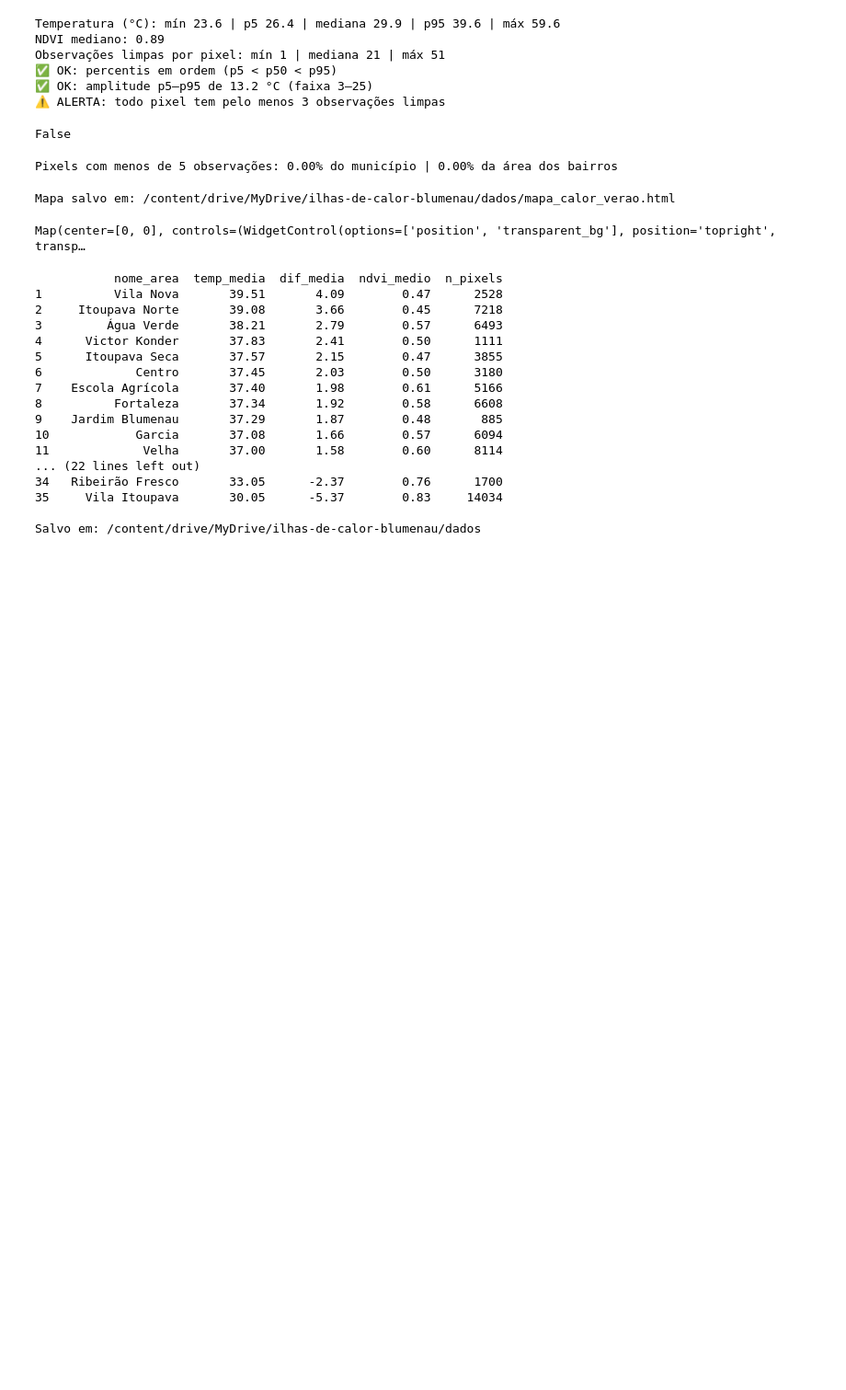
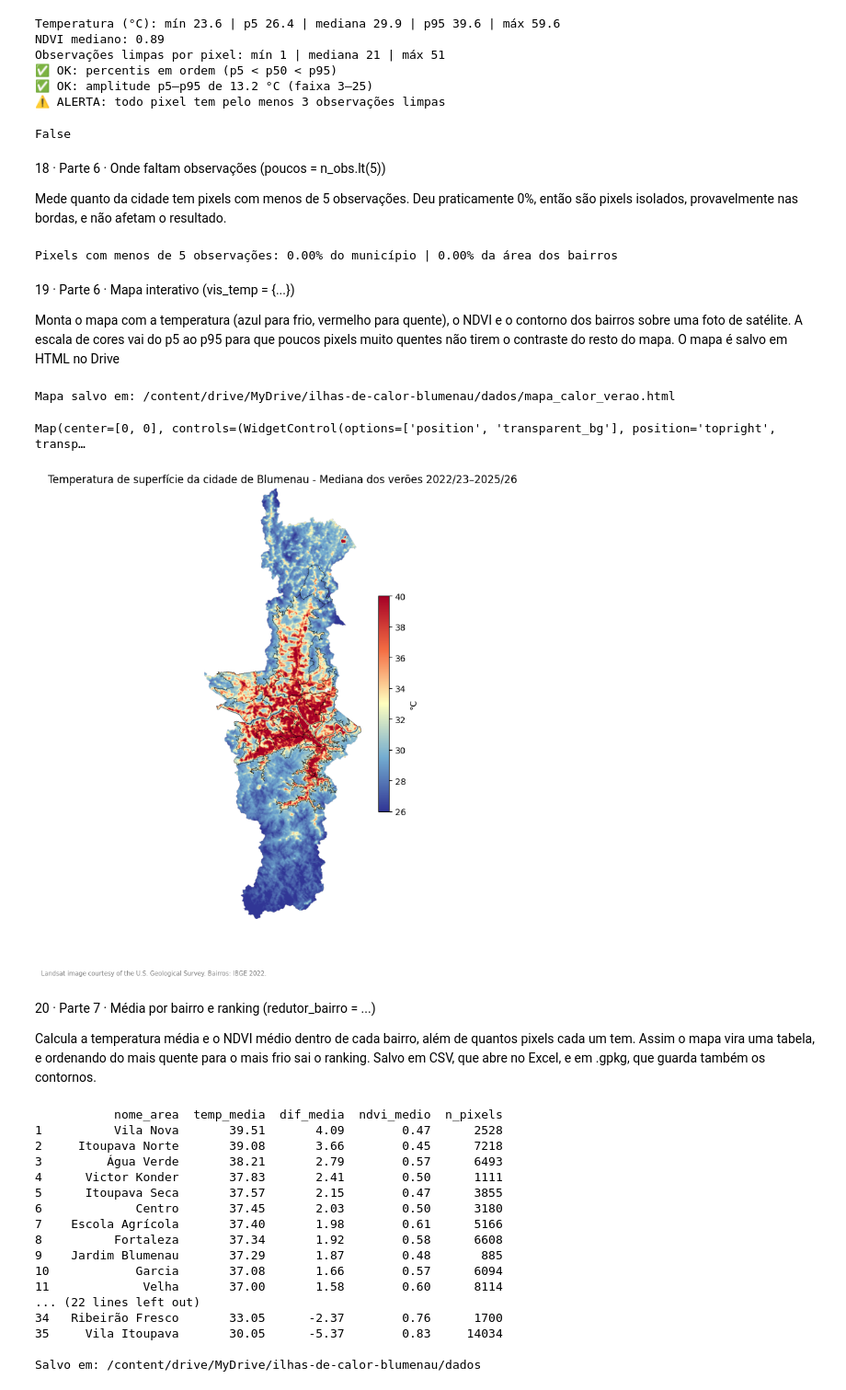
Before and after one commit to NathanEsser/ilhas-de-calor-blumenau, a Jupyter notebook: ilhas_de_calor_blumenau.ipynb, the cells around one changed output. Shown at 92% size. Drawn from its saved outputs; the diff is of its cells as text; code cells hidden in the pictures; blank space fills up the shorter version.

Commit message:
Parte 6: adiciona mapa estático em PNG

```diff
--- a/ilhas_de_calor_blumenau.ipynb
+++ b/ilhas_de_calor_blumenau.ipynb
@@ -350,6 +466,10 @@ Observações limpas por pixel: mín 1 | mediana 21 | máx 51
 ✅ OK: amplitude p5–p95 de 13.2 °C (faixa 3–25)
 ⚠️ ALERTA: todo pixel tem pelo menos 3 observações limpas
 False
+# %% [markdown]
+18 · Parte 6 · Onde faltam observações (poucos = n_obs.lt(5))
+
+Mede quanto da cidade tem pixels com menos de 5 observações. Deu praticamente 0%, então são pixels isolados, provavelmente nas bordas, e não afetam o resultado.
 # %%
 # Parte 6 · Diagnóstico: onde faltam observações?
 poucos = n_obs.lt(5).rename('poucos')   # 1 = pixel com menos de 5 observações
@@ -362,6 +482,10 @@ print(f"Pixels com menos de 5 observações: {fracs['municipio']:.2%} do municí
       f"{fracs['bairros']:.2%} da área dos bairros")
 # %% [output]
 Pixels com menos de 5 observações: 0.00% do município | 0.00% da área dos bairros
+# %% [markdown]
+19 · Parte 6 · Mapa interativo (vis_temp = {...})
+
+Monta o mapa com a temperatura (azul para frio, vermelho para quente), o NDVI e o contorno dos bairros sobre uma foto de satélite. A escala de cores vai do p5 ao p95 para que poucos pixels muito quentes não tirem o contraste do resto do mapa. O mapa é salvo em HTML no Drive
 # %%
 # Parte 6 · Faça (2/2): mapa interativo
 vis_temp = {'min': round(p5), 'max': round(p95),
@@ -382,6 +506,39 @@ m
 # %% [output]
 Mapa salvo em: /content/drive/MyDrive/ilhas-de-calor-blumenau/dados/mapa_calor_verao.html
 Map(center=[0, 0], controls=(WidgetControl(options=['position', 'transparent_bg'], position='topright', transp…
+# %%
+# Parte 6 · Mapa estático (PNG que aparece no GitHub e não expira)
+import requests
+from matplotlib.colors import LinearSegmentedColormap
+
+# Temperatura colorida + contorno dos bairros em preto
+contorno = ee.Image().paint(bairros_ee, 0, 1).visualize(palette=['000000'])
+mapa_img = composta.select('temp_c').visualize(**vis_temp).blend(contorno)
+
+# Pede a "foto" ao Earth Engine e salva no Drive
+url = mapa_img.getThumbURL({'region': regiao, 'dimensions': 1200, 'format': 'png'})
+ARQ_PNG = PASTA / 'mapa_calor_verao.png'
+ARQ_PNG.write_bytes(requests.get(url).content)
+
+# Mostra com legenda de cores
+cores = LinearSegmentedColormap.from_list('temp', ['#' + c for c in vis_temp['palette']])
+escala = plt.cm.ScalarMappable(cmap=cores, norm=plt.Normalize(vis_temp['min'], vis_temp['max']))
+
+fig, ax = plt.subplots(figsize=(7, 9))
+ax.imshow(plt.imread(ARQ_PNG))
+ax.axis('off')
+ax.set_title('Temperatura de superfície da cidade de Blumenau - Mediana dos verões 2022/23–2025/26')
+fig.colorbar(escala, ax=ax, shrink=0.5, label='°C')
+fig.text(0.01, 0.01, 'Landsat image courtesy of the U.S. Geological Survey. Bairros: IBGE 2022.',
+         fontsize=7, color='gray')
+plt.savefig(PASTA / 'mapa_calor_verao_legenda.png', dpi=200, bbox_inches='tight')
+plt.show()
+# %% [output]
+[figure, added]
+# %% [markdown]
+20 · Parte 7 · Média por bairro e ranking (redutor_bairro = ...)
+
+Calcula a temperatura média e o NDVI médio dentro de cada bairro, além de quantos pixels cada um tem. Assim o mapa vira uma tabela, e ordenando do mais quente para o mais frio sai o ranking. Salvo em CSV, que abre no Excel, e em .gpkg, que guarda também os contornos.
 # %%
 # Parte 7 · Faça
 # Média e contagem de pixels de cada banda, dentro de cada bairro
```
Also changed, not shown: parts of 24 cells of this notebook.
